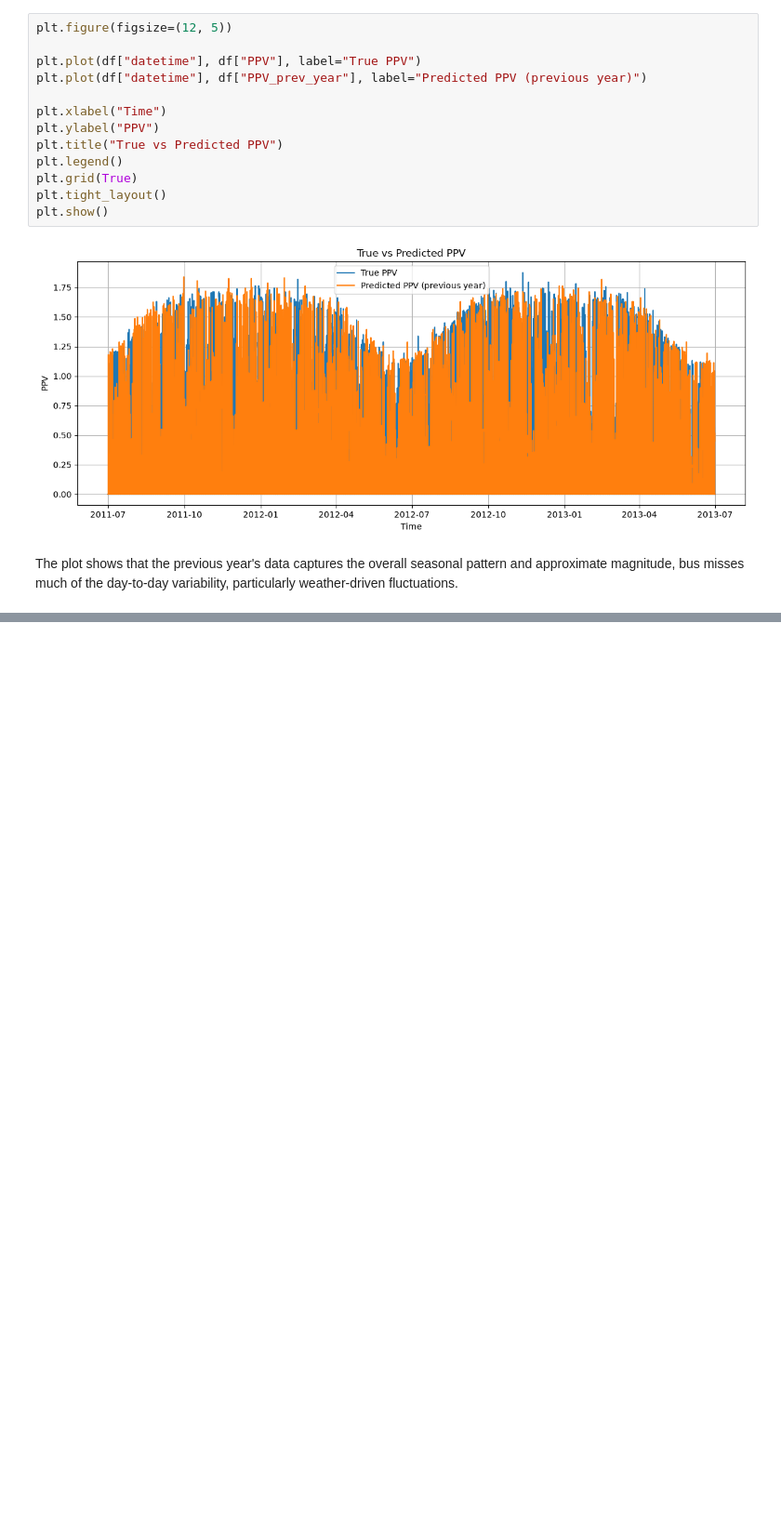
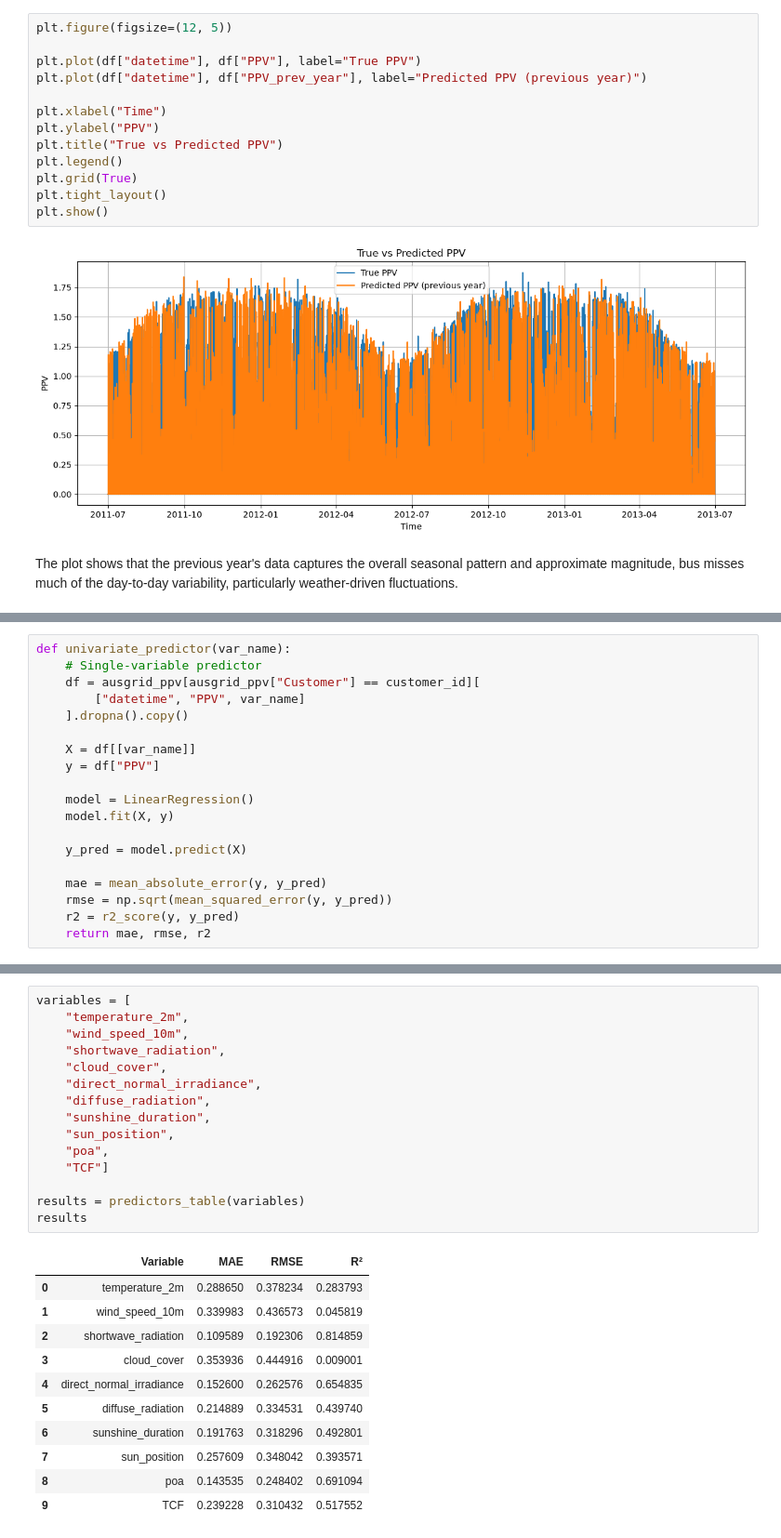
Before and after one commit to codettlaff/Energy-Disaggregation, a Jupyter notebook: data_analysis.ipynb, the cells around one changed output, grey strips where cells are left out. Shown at 93% size. Drawn from its saved outputs; the diff is of its cells as text; blank space fills up the shorter version.

```diff
--- a/data_analysis.ipynb
+++ b/data_analysis.ipynb
@@ -143,0 +148,19 @@ The plot shows that the previous year's data captures the overall seasonal patte
+# %%
+def univariate_predictor(var_name):
+    # Single-variable predictor
+    df = ausgrid_ppv[ausgrid_ppv["Customer"] == customer_id][
+        ["datetime", "PPV", var_name]
+    ].dropna().copy()
+
+    X = df[[var_name]]
+    y = df["PPV"]
+
+    model = LinearRegression()
+    model.fit(X, y)
+
+    y_pred = model.predict(X)
+
+    mae = mean_absolute_error(y, y_pred)
+    rmse = np.sqrt(mean_squared_error(y, y_pred))
+    r2 = r2_score(y, y_pred)
+    return mae, rmse, r2
@@ -143,0 +251,27 @@ The plot shows that the previous year's data captures the overall seasonal patte
+# %%
+variables = [
+    "temperature_2m",
+    "wind_speed_10m",
+    "shortwave_radiation",
+    "cloud_cover",
+    "direct_normal_irradiance",
+    "diffuse_radiation",
+    "sunshine_duration",
+    "sun_position",
+    "poa",
+    "TCF"]
+
+results = predictors_table(variables)
+results
+# %% [output]
+|  | Variable | MAE | RMSE | R² |
+| 0 | temperature_2m | 0.288650 | 0.378234 | 0.283793 |
+| 1 | wind_speed_10m | 0.339983 | 0.436573 | 0.045819 |
+| 2 | shortwave_radiation | 0.109589 | 0.192306 | 0.814859 |
+| 3 | cloud_cover | 0.353936 | 0.444916 | 0.009001 |
+| 4 | direct_normal_irradiance | 0.152600 | 0.262576 | 0.654835 |
+| 5 | diffuse_radiation | 0.214889 | 0.334531 | 0.439740 |
+| 6 | sunshine_duration | 0.191763 | 0.318296 | 0.492801 |
+| 7 | sun_position | 0.257609 | 0.348042 | 0.393571 |
+| 8 | poa | 0.143535 | 0.248402 | 0.691094 |
+| 9 | TCF | 0.239228 | 0.310432 | 0.517552 |
```
Also changed, not shown: parts of 17 cells of this notebook.
